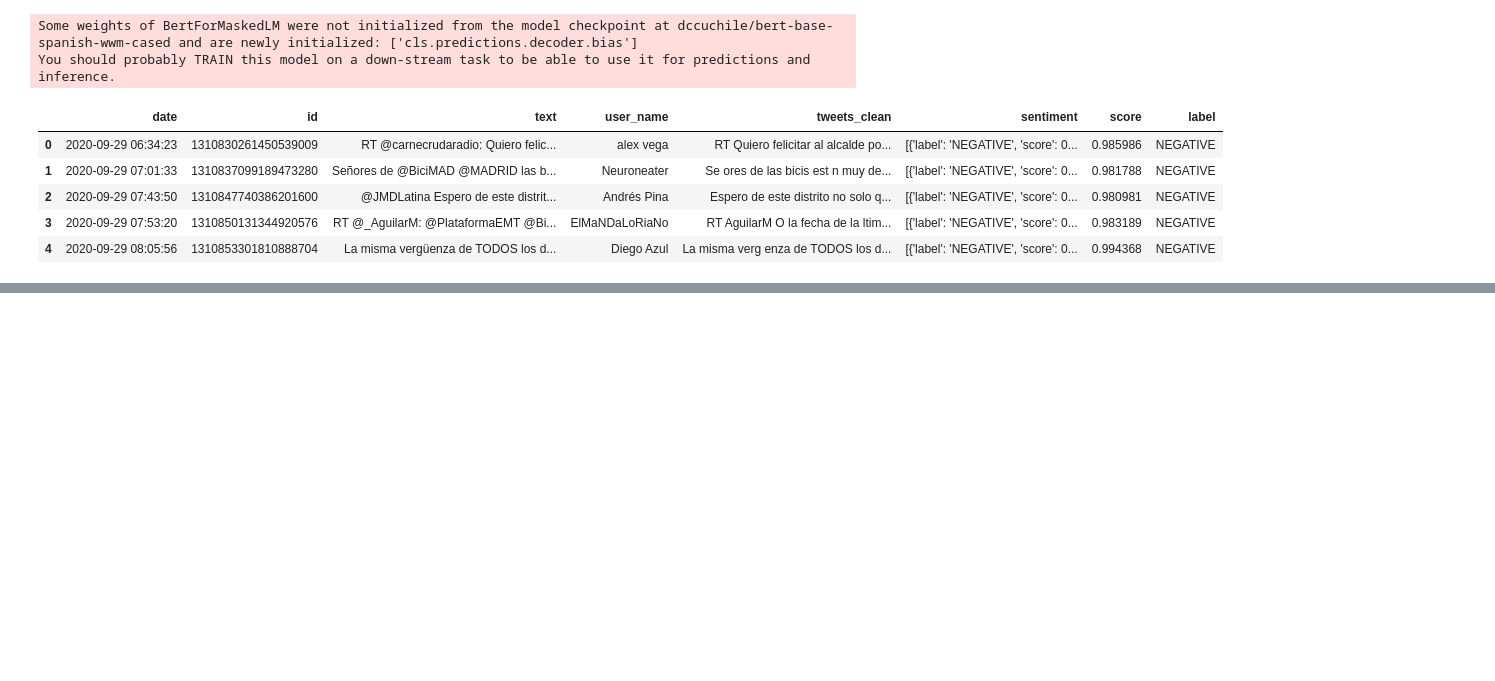
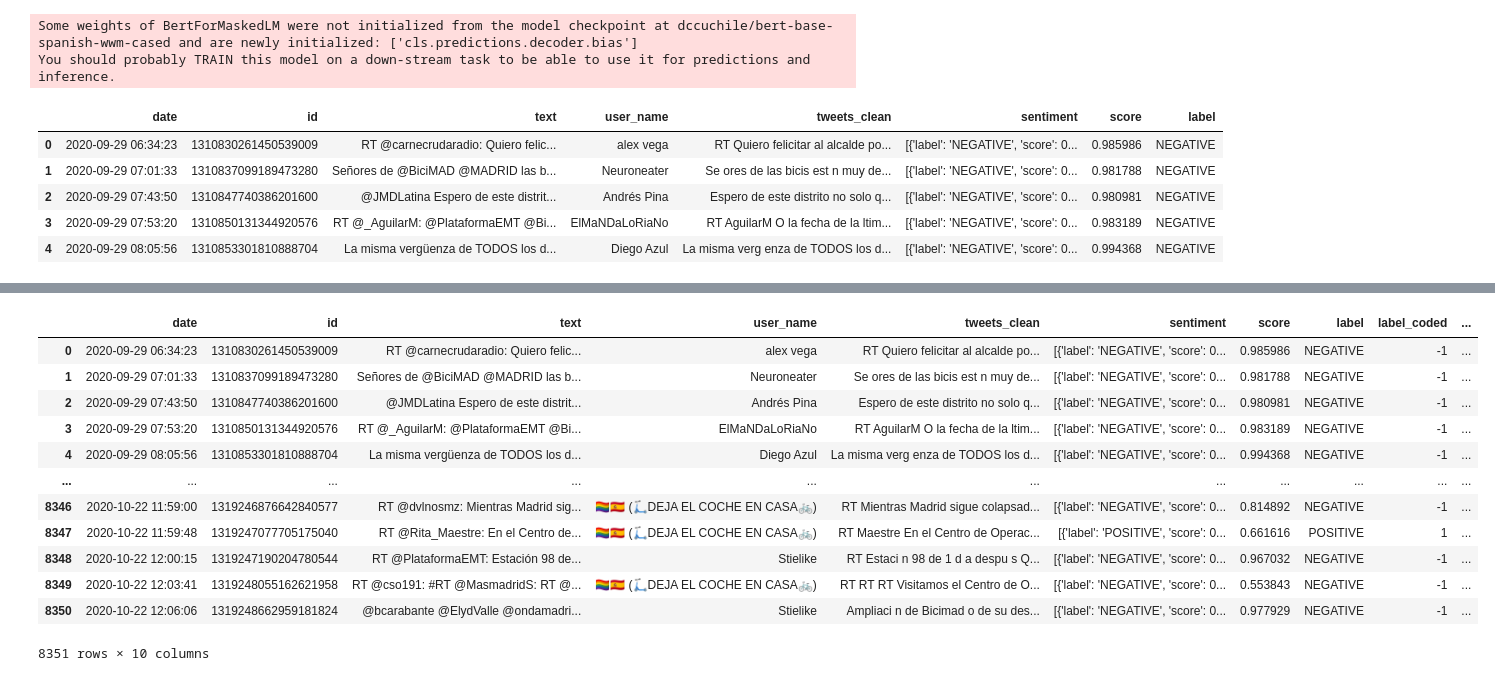
Before and after one commit to bfmilan/Ih_datamadpt0420_final_project, a Jupyter notebook: notebooks/analysis.ipynb, the cells around one changed output, grey strips where cells are left out. Cells and saved outputs as stored; diff of their text form; code cells hidden in the pictures; blank space fills up the shorter version.

Commit message:
aquisition clean

```diff
--- a/notebooks/analysis.ipynb
+++ b/notebooks/analysis.ipynb
@@ -302,0 +301,18 @@ score[negative].mean()
+# %%
+data['label_coded'] = data['label'].apply(lambda x: 1 if x == 'POSITIVE' else -1)
+# %%
+data
+# %% [output]
+|  | date | id | text | user_name | tweets_clean | sentiment | score | label | label_coded | ... |
+| 0 | 2020-09-29 06:34:23 | 1310830261450539009 | RT @carnecrudaradio: Quiero felic... | alex vega | RT Quiero felicitar al alcalde po... | [{'label': 'NEGATIVE', 'score': 0... | 0.985986 | NEGATIVE | -1 | ... |
+| 1 | 2020-09-29 07:01:33 | 1310837099189473280 | Señores de @BiciMAD @MADRID las b... | Neuroneater | Se ores de las bicis est n muy de... | [{'label': 'NEGATIVE', 'score': 0... | 0.981788 | NEGATIVE | -1 | ... |
+| 2 | 2020-09-29 07:43:50 | 1310847740386201600 | @JMDLatina Espero de este distrit... | Andrés Pina | Espero de este distrito no solo q... | [{'label': 'NEGATIVE', 'score': 0... | 0.980981 | NEGATIVE | -1 | ... |
+| 3 | 2020-09-29 07:53:20 | 1310850131344920576 | RT @_AguilarM: @PlataformaEMT @Bi... | ElMaNDaLoRiaNo | RT AguilarM O la fecha de la ltim... | [{'label': 'NEGATIVE', 'score': 0... | 0.983189 | NEGATIVE | -1 | ... |
+| 4 | 2020-09-29 08:05:56 | 1310853301810888704 | La misma vergüenza de TODOS los d... | Diego Azul | La misma verg enza de TODOS los d... | [{'label': 'NEGATIVE', 'score': 0... | 0.994368 | NEGATIVE | -1 | ... |
+| ... | ... | ... | ... | ... | ... | ... | ... | ... | ... | ... |
+| 8346 | 2020-10-22 11:59:00 | 1319246876642840577 | RT @dvlnosmz: Mientras Madrid sig... | 🏳️‍🌈🇪🇸 (🛴DEJA EL COCHE EN CASA🚲) | RT Mientras Madrid sigue colapsad... | [{'label': 'NEGATIVE', 'score': 0... | 0.814892 | NEGATIVE | -1 | ... |
+| 8347 | 2020-10-22 11:59:48 | 1319247077705175040 | RT @Rita_Maestre: En el Centro de... | 🏳️‍🌈🇪🇸 (🛴DEJA EL COCHE EN CASA🚲) | RT Maestre En el Centro de Operac... | [{'label': 'POSITIVE', 'score': 0... | 0.661616 | POSITIVE | 1 | ... |
+| 8348 | 2020-10-22 12:00:15 | 1319247190204780544 | RT @PlataformaEMT: Estación 98 de... | Stielike | RT Estaci n 98 de 1 d a despu s Q... | [{'label': 'NEGATIVE', 'score': 0... | 0.967032 | NEGATIVE | -1 | ... |
+| 8349 | 2020-10-22 12:03:41 | 1319248055162621958 | RT @cso191: #RT @MasmadridS: RT @... | 🏳️‍🌈🇪🇸 (🛴DEJA EL COCHE EN CASA🚲) | RT RT RT Visitamos el Centro de O... | [{'label': 'NEGATIVE', 'score': 0... | 0.553843 | NEGATIVE | -1 | ... |
+| 8350 | 2020-10-22 12:06:06 | 1319248662959181824 | @bcarabante @ElydValle @ondamadri... | Stielike | Ampliaci n de Bicimad o de su des... | [{'label': 'NEGATIVE', 'score': 0... | 0.977929 | NEGATIVE | -1 | ... |
+8351 rows × 10 columns
```
Also changed, not shown: parts of 35 cells of this notebook, 4 other files.
